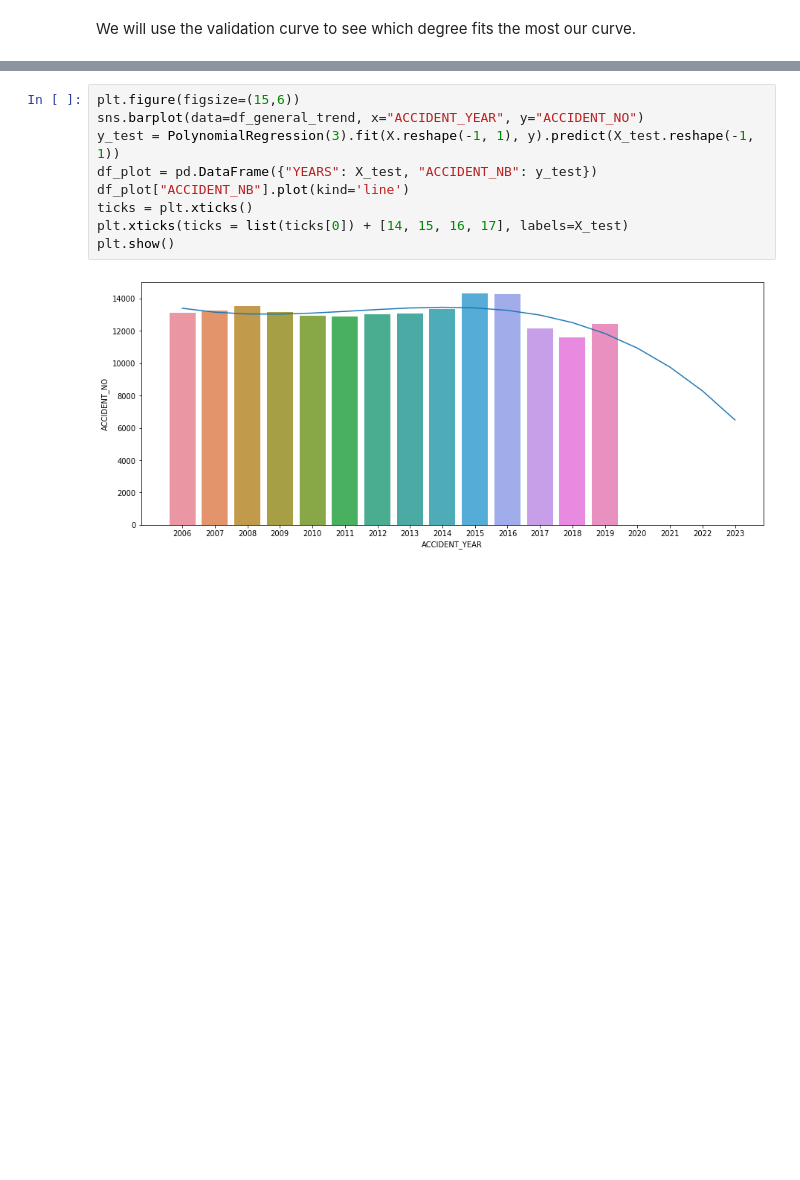
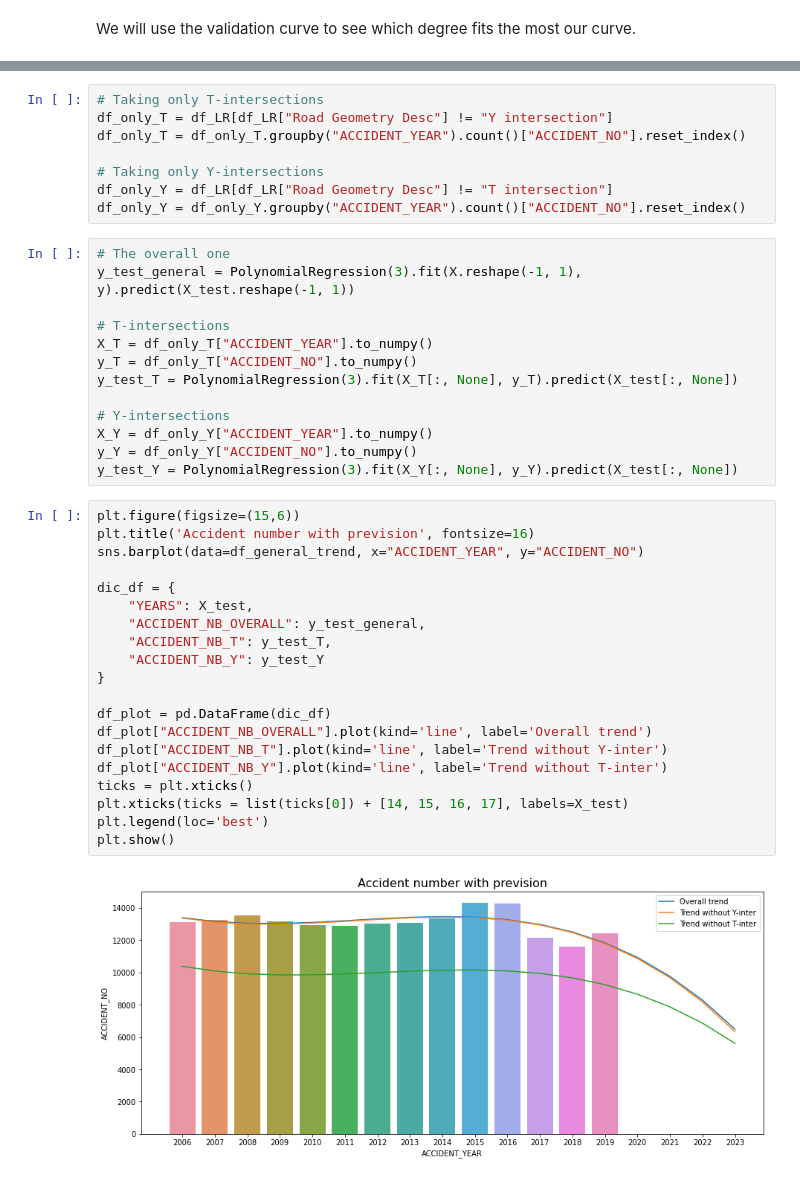
Before and after one commit to lethib/enea_study_case, a Jupyter notebook: models.ipynb, the cells around one changed output, grey strips where cells are left out. Cells and saved outputs as stored; diff of their text form; blank space fills up the shorter version.

Commit message:
trends created

```diff
--- a/models.ipynb
+++ b/models.ipynb
@@ -256,11 +263,43 @@ plt.show()
+# %%
+# Taking only T-intersections
+df_only_T = df_LR[df_LR["Road Geometry Desc"] != "Y intersection"]
+df_only_T = df_only_T.groupby("ACCIDENT_YEAR").count()["ACCIDENT_NO"].reset_index()
+
+# Taking only Y-intersections
+df_only_Y = df_LR[df_LR["Road Geometry Desc"] != "T intersection"]
+df_only_Y = df_only_Y.groupby("ACCIDENT_YEAR").count()["ACCIDENT_NO"].reset_index()
+# %%
+# The overall one
+y_test_general = PolynomialRegression(3).fit(X.reshape(-1, 1), y).predict(X_test.reshape(-1, 1))
+
+# T-intersections
+X_T = df_only_T["ACCIDENT_YEAR"].to_numpy()
+y_T = df_only_T["ACCIDENT_NO"].to_numpy()
+y_test_T = PolynomialRegression(3).fit(X_T[:, None], y_T).predict(X_test[:, None])
+
+# Y-intersections
+X_Y = df_only_Y["ACCIDENT_YEAR"].to_numpy()
+y_Y = df_only_Y["ACCIDENT_NO"].to_numpy()
+y_test_Y = PolynomialRegression(3).fit(X_Y[:, None], y_Y).predict(X_test[:, None])
 # %%
 plt.figure(figsize=(15,6))
+plt.title('Accident number with prevision', fontsize=16)
 sns.barplot(data=df_general_trend, x="ACCIDENT_YEAR", y="ACCIDENT_NO")
-y_test = PolynomialRegression(3).fit(X.reshape(-1, 1), y).predict(X_test.reshape(-1, 1))
-df_plot = pd.DataFrame({"YEARS": X_test, "ACCIDENT_NB": y_test})
-df_plot["ACCIDENT_NB"].plot(kind='line')
+
+dic_df = {
+    "YEARS": X_test,
+    "ACCIDENT_NB_OVERALL": y_test_general,
+    "ACCIDENT_NB_T": y_test_T,
+    "ACCIDENT_NB_Y": y_test_Y
+}
+
+df_plot = pd.DataFrame(dic_df)
+df_plot["ACCIDENT_NB_OVERALL"].plot(kind='line', label='Overall trend')
+df_plot["ACCIDENT_NB_T"].plot(kind='line', label='Trend without Y-inter')
+df_plot["ACCIDENT_NB_Y"].plot(kind='line', label='Trend without T-inter')
 ticks = plt.xticks()
 plt.xticks(ticks = list(ticks[0]) + [14, 15, 16, 17], labels=X_test)
+plt.legend(loc='best')
 plt.show()
 # %% [output]
-[figure, old version]
+[figure, new version]
```
Also changed, not shown: parts of 2 cells of this notebook.
